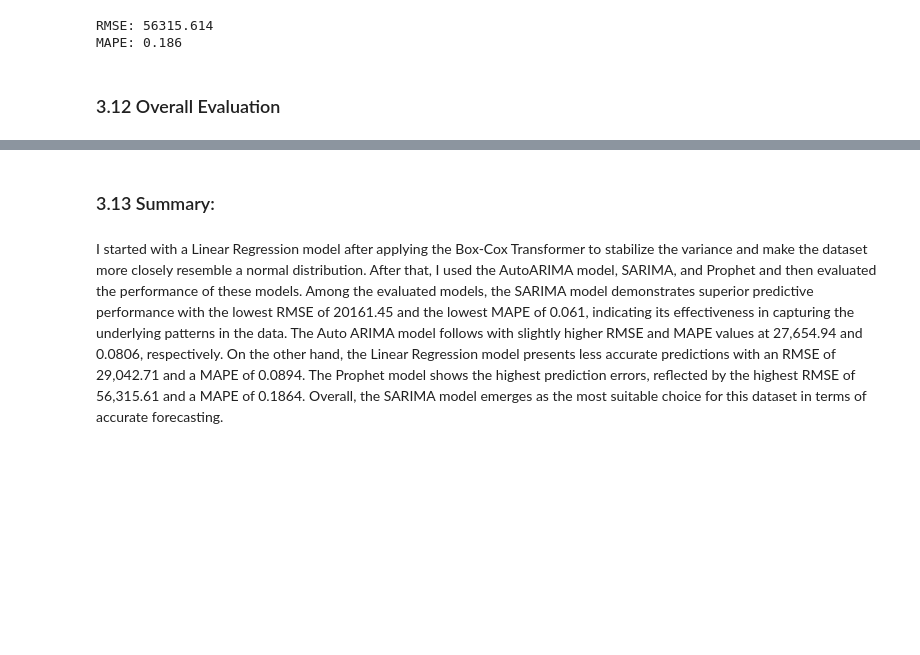
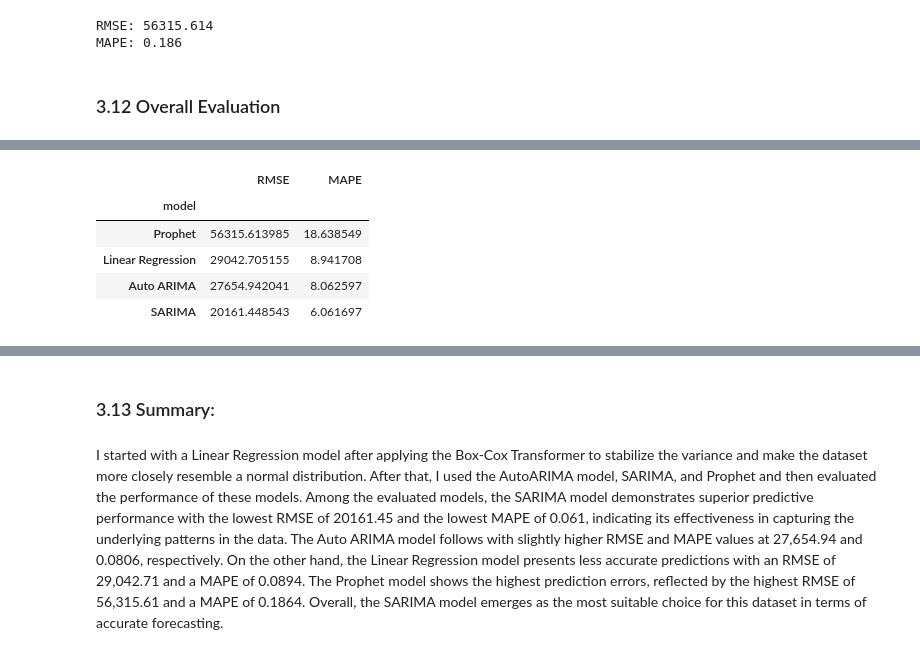
Before and after one commit to asiyashakeel78/Spring-Board, a Jupyter notebook: Capstone Project 3/3-CP3-Baseline Modeling.ipynb, the cells around one changed output, grey strips where cells are left out. Cells and saved outputs as stored; diff of their text form; code cells hidden in the pictures; blank space fills up the shorter version.

```diff
--- a/Capstone Project 3/3-CP3-Baseline Modeling.ipynb
+++ b/Capstone Project 3/3-CP3-Baseline Modeling.ipynb
@@ -556,0 +552,9 @@ results_df
+# %%
+results_df
+# %% [output]
+|  | RMSE | MAPE |
+| model |  |  |
+| Prophet | 56315.613985 | 18.638549 |
+| Linear Regression | 29042.705155 | 8.941708 |
+| Auto ARIMA | 27654.942041 | 8.062597 |
+| SARIMA | 20161.448543 | 6.061697 |
```
Also changed, not shown: parts of 10 cells of this notebook, 1 other file.
